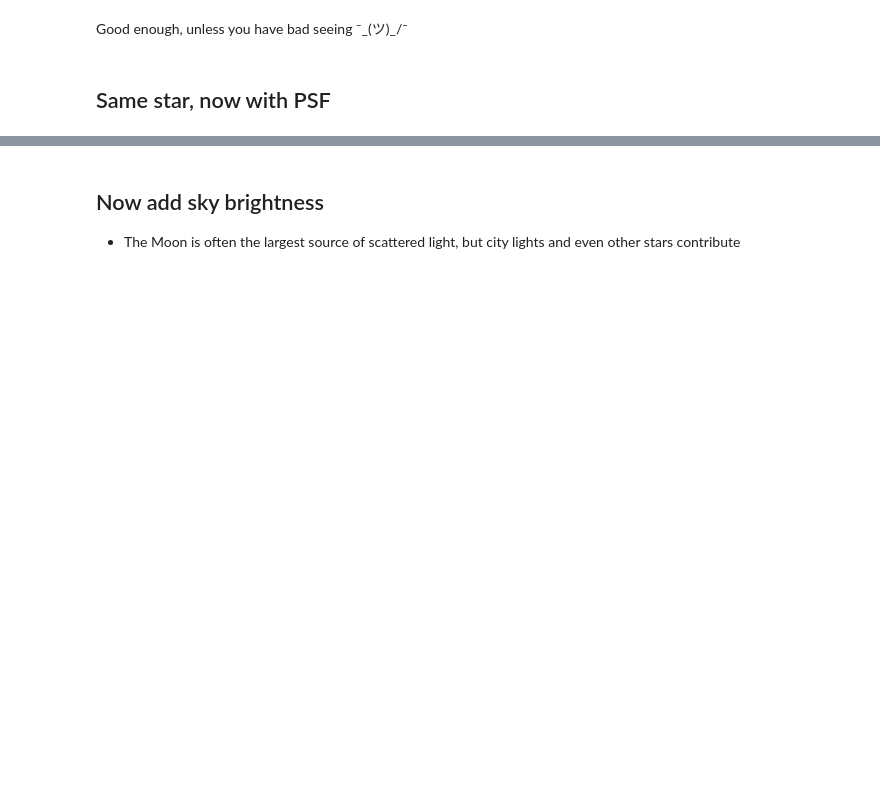
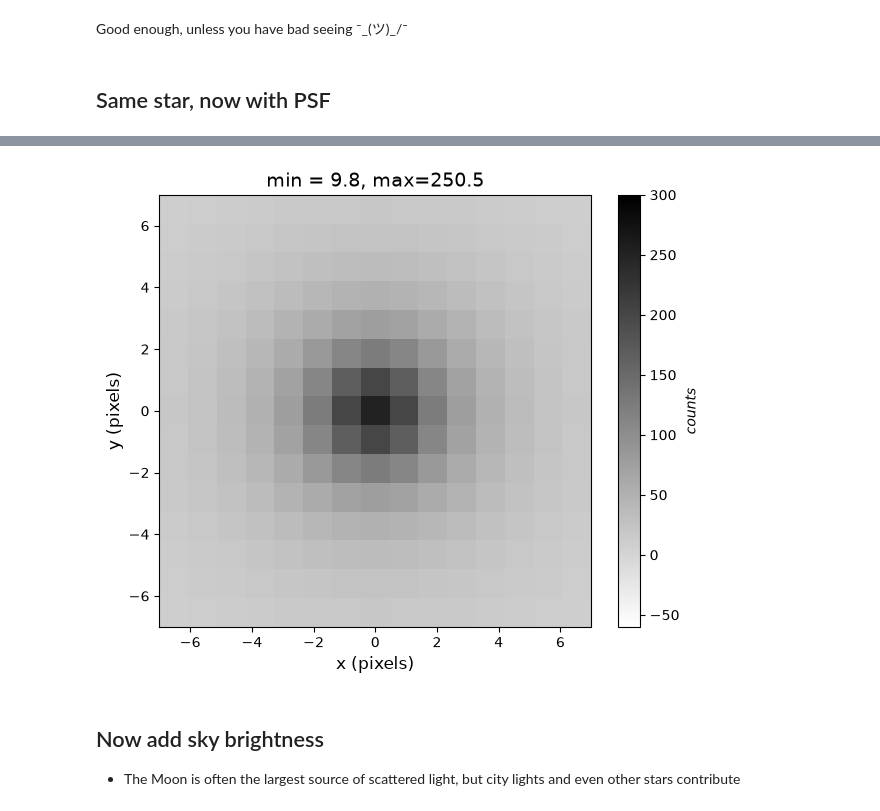
Before and after one commit to ojf/481, a Jupyter notebook: The Point Spread Function/The Point Spread Function.ipynb, the cells around one changed output, grey strips where cells are left out. Saved outputs shown, nothing was run; the diff lists cells and outputs as text; code cells hidden in the pictures; blank space fills up the shorter version.

```diff
--- a/The Point Spread Function/The Point Spread Function.ipynb
+++ b/The Point Spread Function/The Point Spread Function.ipynb
@@ -174,3 +174,17 @@ plotCutout(image)
+# %%
+amplitude = 250.5 # true source flux (photons/sec)
+xdim = 15         # width of image
+ydim = 15         # height of image
+sigmaPSF = 2      # in pixels, so use platescale to convert to bragging rights when at telescope
+
+x, y = np.mgrid[0:xdim, 0:ydim]
+PSF = Moffat2D(amplitude, xdim/2.-0.5, ydim/2.-0.5, sigmaPSF, 1) # amplitude, x_0, y_0, gamma, alpha
+image = PSF(x,y)
+plotCutout(image)
+#plt.imshow( image )
+#plt.colorbar()
+# %% [output]
+[figure, added]
 # %% [markdown]
 ## Now add sky brightness
 - The Moon is often the largest source of scattered light, but city lights and even other stars contribute
```
Also changed, not shown: parts of 9 cells of this notebook.
